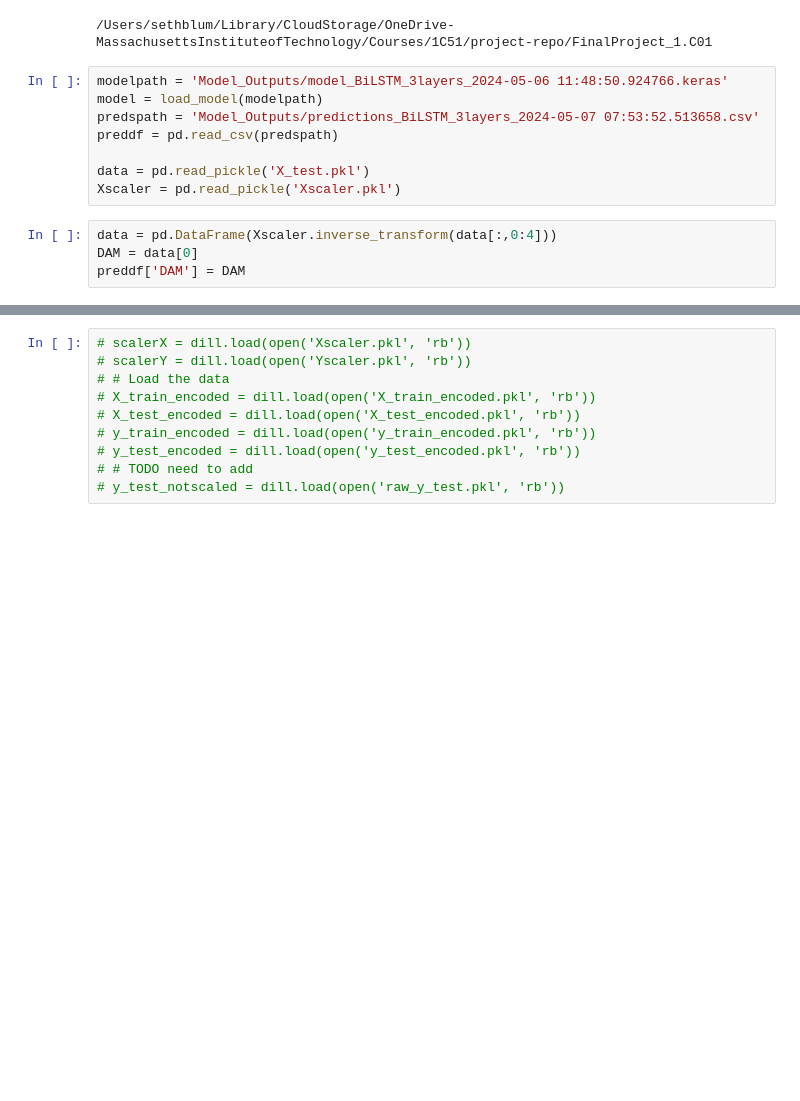
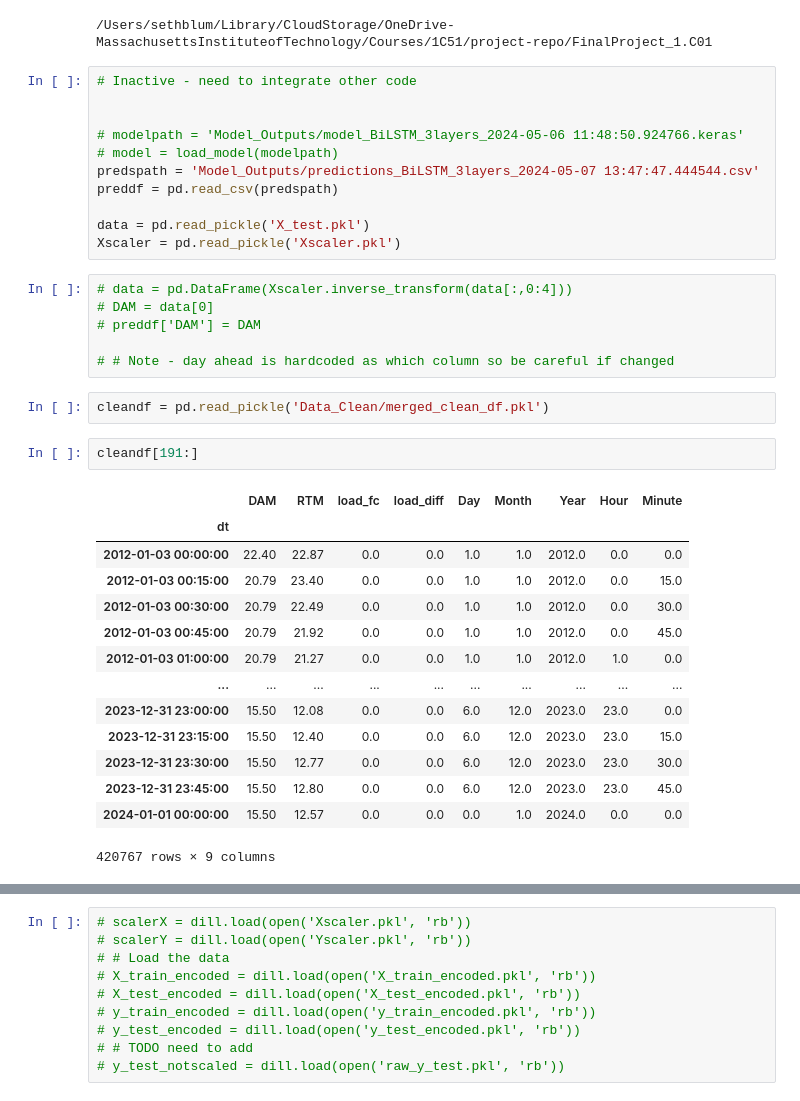
Before and after one commit to les-g-a/FinalProject_1.C01, a Jupyter notebook: predictandplot.ipynb, the cells around one changed output, grey strips where cells are left out. Cells and saved outputs as stored; diff of their text form; blank space fills up the shorter version.

```diff
--- a/predictandplot.ipynb
+++ b/predictandplot.ipynb
@@ -24,17 +24,41 @@ print(os.getcwd())
 # %% [output]
 /Users/sethblum/Library/CloudStorage/OneDrive-MassachusettsInstituteofTechnology/Courses/1C51/project-repo/FinalProject_1.C01
 # %%
-modelpath = 'Model_Outputs/model_BiLSTM_3layers_2024-05-06 11:48:50.924766.keras'
-model = load_model(modelpath)
-predspath = 'Model_Outputs/predictions_BiLSTM_3layers_2024-05-07 07:53:52.513658.csv'
+# Inactive - need to integrate other code
+
+
+# modelpath = 'Model_Outputs/model_BiLSTM_3layers_2024-05-06 11:48:50.924766.keras'
+# model = load_model(modelpath)
+predspath = 'Model_Outputs/predictions_BiLSTM_3layers_2024-05-07 13:47:47.444544.csv'
 preddf = pd.read_csv(predspath)
 
 data = pd.read_pickle('X_test.pkl')
 Xscaler = pd.read_pickle('Xscaler.pkl')
 # %%
-data = pd.DataFrame(Xscaler.inverse_transform(data[:,0:4]))
-DAM = data[0]
-preddf['DAM'] = DAM
+# data = pd.DataFrame(Xscaler.inverse_transform(data[:,0:4]))
+# DAM = data[0]
+# preddf['DAM'] = DAM
+
+# # Note - day ahead is hardcoded as which column so be careful if changed
+# %%
+cleandf = pd.read_pickle('Data_Clean/merged_clean_df.pkl')
+# %%
+cleandf[191:]
+# %% [output]
+|  | DAM | RTM | load_fc | load_diff | Day | Month | Year | Hour | Minute |
+| dt |  |  |  |  |  |  |  |  |  |
+| 2012-01-03 00:00:00 | 22.40 | 22.87 | 0.0 | 0.0 | 1.0 | 1.0 | 2012.0 | 0.0 | 0.0 |
+| 2012-01-03 00:15:00 | 20.79 | 23.40 | 0.0 | 0.0 | 1.0 | 1.0 | 2012.0 | 0.0 | 15.0 |
+| 2012-01-03 00:30:00 | 20.79 | 22.49 | 0.0 | 0.0 | 1.0 | 1.0 | 2012.0 | 0.0 | 30.0 |
+| 2012-01-03 00:45:00 | 20.79 | 21.92 | 0.0 | 0.0 | 1.0 | 1.0 | 2012.0 | 0.0 | 45.0 |
+| 2012-01-03 01:00:00 | 20.79 | 21.27 | 0.0 | 0.0 | 1.0 | 1.0 | 2012.0 | 1.0 | 0.0 |
+| ... | ... | ... | ... | ... | ... | ... | ... | ... | ... |
+| 2023-12-31 23:00:00 | 15.50 | 12.08 | 0.0 | 0.0 | 6.0 | 12.0 | 2023.0 | 23.0 | 0.0 |
+| 2023-12-31 23:15:00 | 15.50 | 12.40 | 0.0 | 0.0 | 6.0 | 12.0 | 2023.0 | 23.0 | 15.0 |
+| 2023-12-31 23:30:00 | 15.50 | 12.77 | 0.0 | 0.0 | 6.0 | 12.0 | 2023.0 | 23.0 | 30.0 |
+| 2023-12-31 23:45:00 | 15.50 | 12.80 | 0.0 | 0.0 | 6.0 | 12.0 | 2023.0 | 23.0 | 45.0 |
+| 2024-01-01 00:00:00 | 15.50 | 12.57 | 0.0 | 0.0 | 0.0 | 1.0 | 2024.0 | 0.0 | 0.0 |
+420767 rows × 9 columns
 # %%
 preddf.drop(columns=['Unnamed: 0'], inplace=True)
 preddf
```
Also changed, not shown: parts of 4 cells of this notebook, 4 other files.
